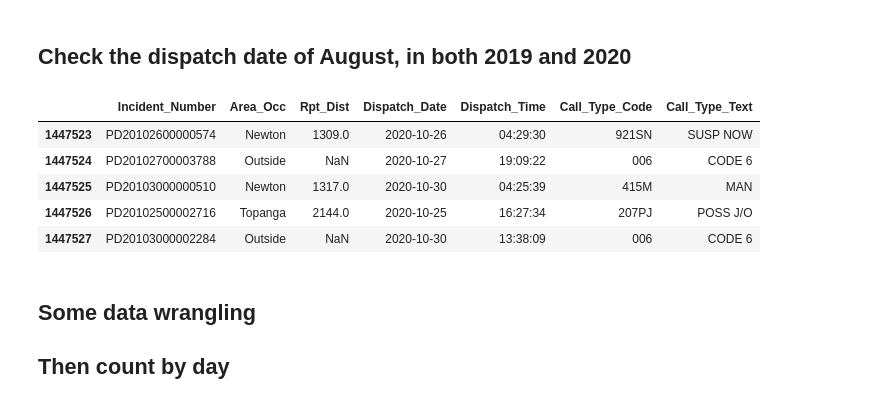
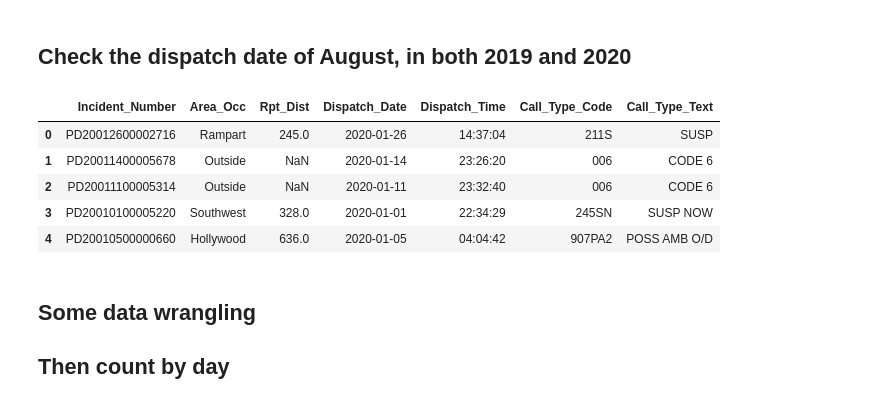
Before and after one commit to pattyjula/cfs-plots, a Jupyter notebook: code/cfs_analysis.ipynb, the cells around one changed output. Drawn from its saved outputs; the diff is of its cells as text; code cells hidden in the pictures.

```diff
--- a/code/cfs_analysis.ipynb
+++ b/code/cfs_analysis.ipynb
@@ -32,15 +41,15 @@ df20.Dispatch_Date = pd.to_datetime(df20.Dispatch_Date, infer_datetime_format=Tr
 # %%
 df19_ = df19[(df19.Dispatch_Date >= '2019-01-01') & (df19.Dispatch_Date < '2020-01-01')]
 df20_ = df20[(df20.Dispatch_Date >= '2020-01-01') & (df20.Dispatch_Date <= '2020-11-30')]
 # Preview the 2020 data, top five rows by default
-df20_.tail()
+df20_.head()
 # %% [output]
 |  | Incident_Number | Area_Occ | Rpt_Dist | Dispatch_Date | Dispatch_Time | Call_Type_Code | Call_Type_Text |
-| 1447523 | PD20102600000574 | Newton | 1309.0 | 2020-10-26 | 04:29:30 | 921SN | SUSP NOW |
-| 1447524 | PD20102700003788 | Outside | NaN | 2020-10-27 | 19:09:22 | 006 | CODE 6 |
-| 1447525 | PD20103000000510 | Newton | 1317.0 | 2020-10-30 | 04:25:39 | 415M | MAN |
-| 1447526 | PD20102500002716 | Topanga | 2144.0 | 2020-10-25 | 16:27:34 | 207PJ | POSS J/O |
-| 1447527 | PD20103000002284 | Outside | NaN | 2020-10-30 | 13:38:09 | 006 | CODE 6 |
+| 0 | PD20012600002716 | Rampart | 245.0 | 2020-01-26 | 14:37:04 | 211S | SUSP |
+| 1 | PD20011400005678 | Outside | NaN | 2020-01-14 | 23:26:20 | 006 | CODE 6 |
+| 2 | PD20011100005314 | Outside | NaN | 2020-01-11 | 23:32:40 | 006 | CODE 6 |
+| 3 | PD20010100005220 | Southwest | 328.0 | 2020-01-01 | 22:34:29 | 245SN | SUSP NOW |
+| 4 | PD20010500000660 | Hollywood | 636.0 | 2020-01-05 | 04:04:42 | 907PA2 | POSS AMB O/D |
 # %% [markdown]
 ## Some data wrangling
 ## Then count by day
```
Also changed, not shown: parts of 12 cells of this notebook.
